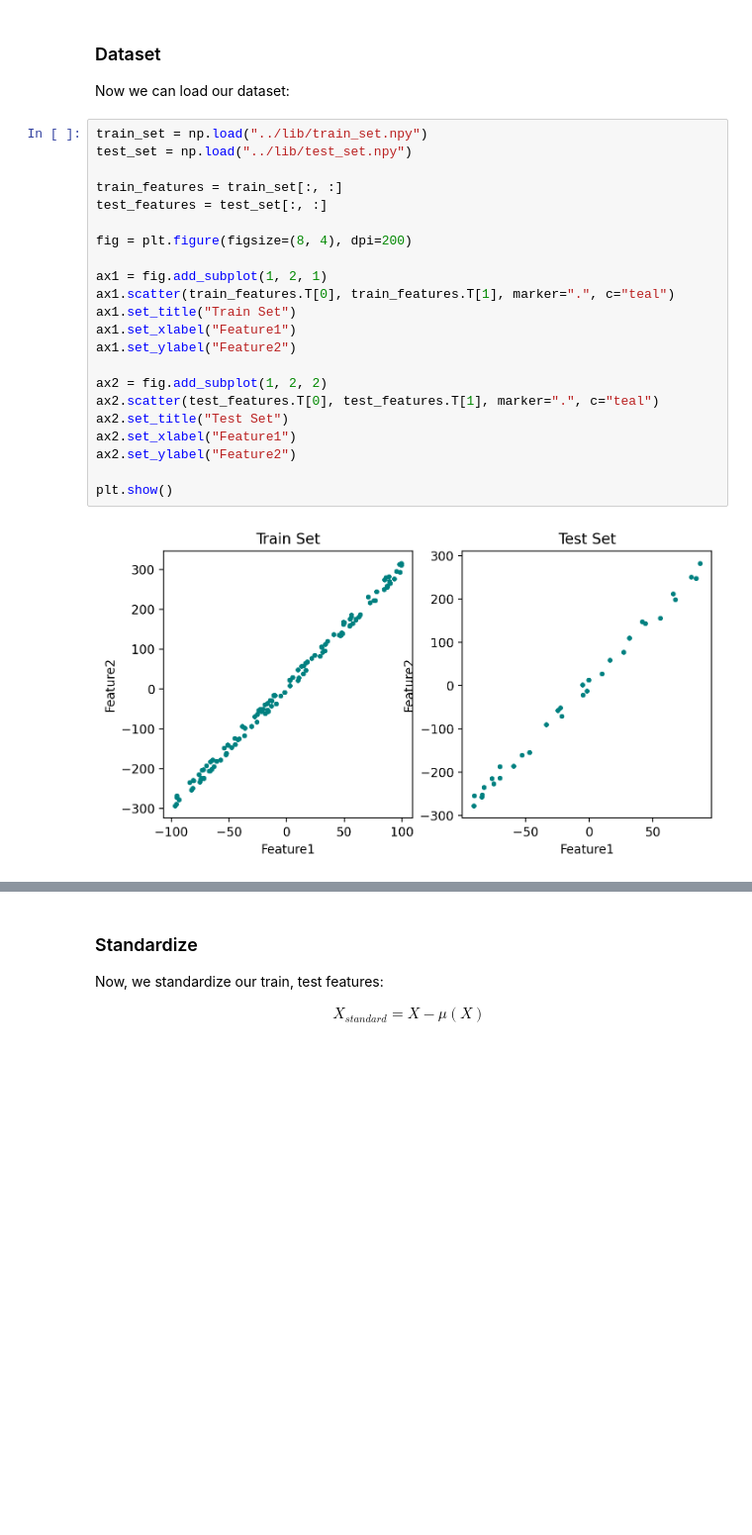
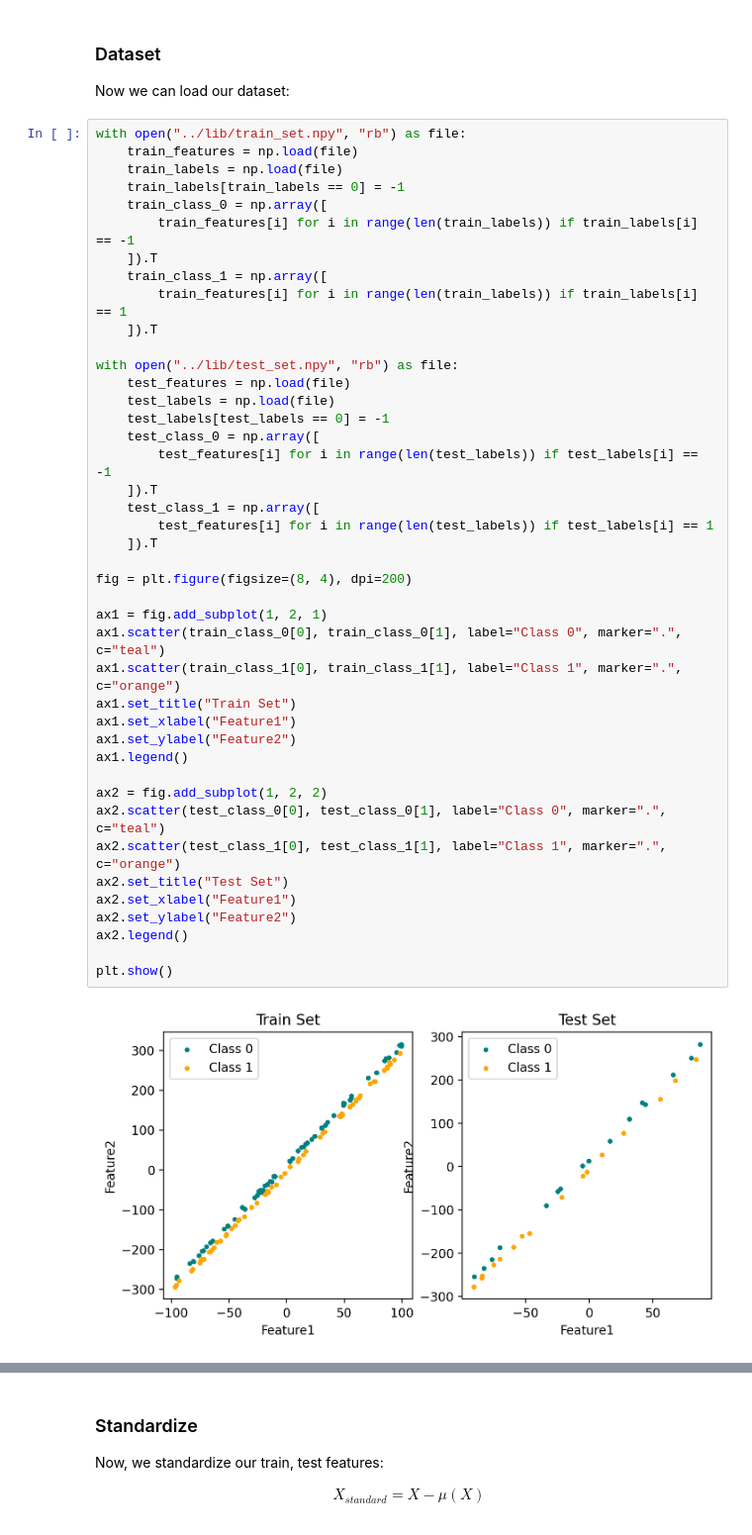
Before and after one commit to ckoliber/mlexercises, a Jupyter notebook: src/exercise4.ipynb, the cells around one changed output, grey strips where cells are left out. Shown at 99% size. Cells and saved outputs as stored; diff of their text form; blank space fills up the shorter version.

```diff
--- a/src/exercise4.ipynb
+++ b/src/exercise4.ipynb
@@ -23,29 +23,49 @@ import matplotlib.pyplot as plt
 
 Now we can load our dataset:
 # %%
-train_set = np.load("../lib/train_set.npy")
-test_set = np.load("../lib/test_set.npy")
+with open("../lib/train_set.npy", "rb") as file:
+    train_features = np.load(file)
+    train_labels = np.load(file)
+    train_labels[train_labels == 0] = -1
+    train_class_0 = np.array([
+        train_features[i] for i in range(len(train_labels)) if train_labels[i] == -1
+    ]).T
+    train_class_1 = np.array([
+        train_features[i] for i in range(len(train_labels)) if train_labels[i] == 1
+    ]).T
 
-train_features = train_set[:, :]
-test_features = test_set[:, :]
+with open("../lib/test_set.npy", "rb") as file:
+    test_features = np.load(file)
+    test_labels = np.load(file)
+    test_labels[test_labels == 0] = -1
+    test_class_0 = np.array([
+        test_features[i] for i in range(len(test_labels)) if test_labels[i] == -1
+    ]).T
+    test_class_1 = np.array([
+        test_features[i] for i in range(len(test_labels)) if test_labels[i] == 1
+    ]).T
 
 fig = plt.figure(figsize=(8, 4), dpi=200)
 
 ax1 = fig.add_subplot(1, 2, 1)
-ax1.scatter(train_features.T[0], train_features.T[1], marker=".", c="teal")
+ax1.scatter(train_class_0[0], train_class_0[1], label="Class 0", marker=".", c="teal")
+ax1.scatter(train_class_1[0], train_class_1[1], label="Class 1", marker=".", c="orange")
 ax1.set_title("Train Set")
 ax1.set_xlabel("Feature1")
 ax1.set_ylabel("Feature2")
+ax1.legend()
 
 ax2 = fig.add_subplot(1, 2, 2)
-ax2.scatter(test_features.T[0], test_features.T[1], marker=".", c="teal")
+ax2.scatter(test_class_0[0], test_class_0[1], label="Class 0", marker=".", c="teal")
+ax2.scatter(test_class_1[0], test_class_1[1], label="Class 1", marker=".", c="orange")
 ax2.set_title("Test Set")
 ax2.set_xlabel("Feature1")
 ax2.set_ylabel("Feature2")
+ax2.legend()
 
 plt.show()
 # %% [output]
-[figure, old version]
+[figure, new version]
 # %%
 faces_set = sp.loadmat("../lib/faces.mat")["faces"].T
 
```
Also changed, not shown: parts of 21 cells of this notebook.
